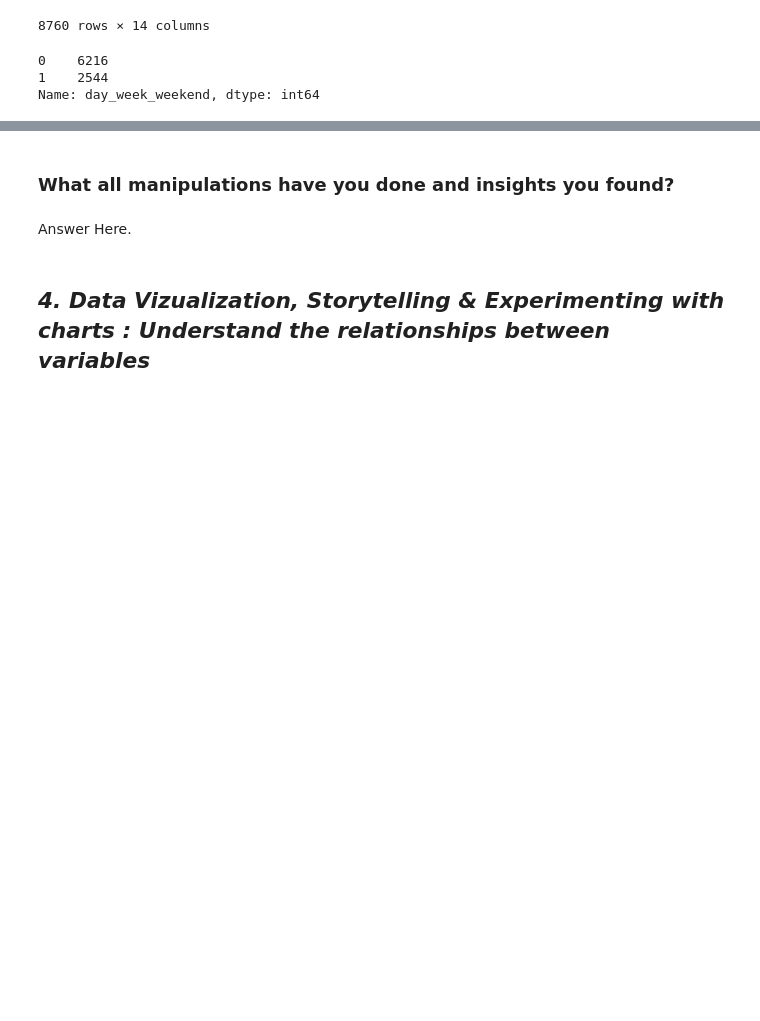
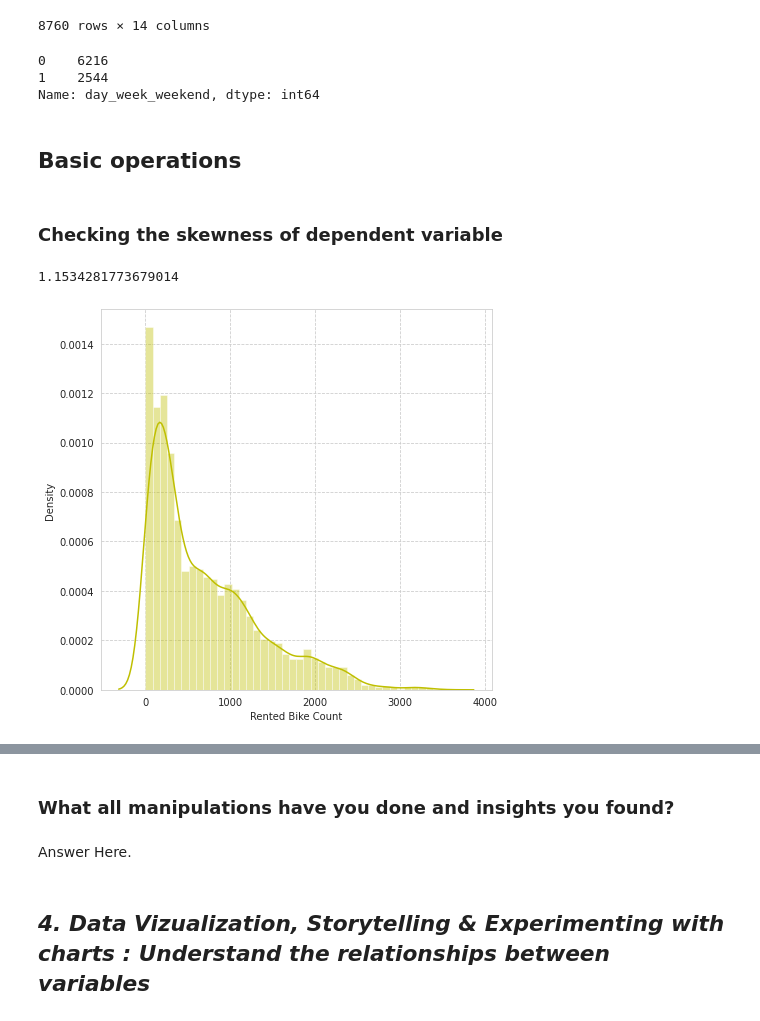
Before and after one commit to albin2122/Bike-Sharing-Demand-Prediction, a Jupyter notebook: Bike_Sharing_Demand_Prediction.ipynb, the cells around one changed output, grey strips where cells are left out. Drawn from its saved outputs; the diff is of its cells as text; code cells hidden in the pictures; blank space fills up the shorter version.

```diff
--- a/Bike_Sharing_Demand_Prediction.ipynb
+++ b/Bike_Sharing_Demand_Prediction.ipynb
@@ -311,3 +311,15 @@ bike_sharing_df['day_week_weekend'].value_counts()
 0    6216
 1    2544
 Name: day_week_weekend, dtype: int64
+# %% [markdown]
+## Basic operations
+# %% [markdown]
+### Checking the skewness of dependent variable
+# %%
+# Dependent variable 'Rented Bike count'
+plt.figure(figsize=(7,7))
+sns.distplot(bike_sharing_df['Rented Bike Count'],color="y")
+bike_sharing_df['Rented Bike Count'].skew()
+# %% [output]
+1.1534281773679014
+[figure, added]
```
Also changed, not shown: parts of 11 cells of this notebook.
